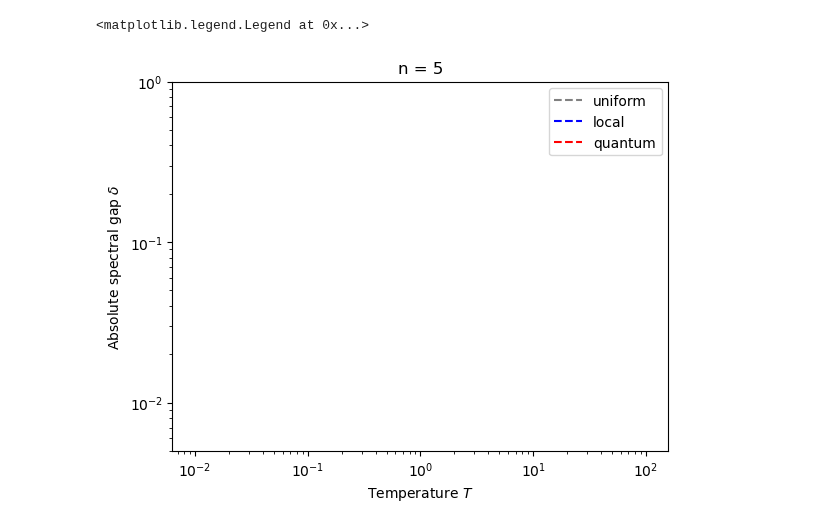
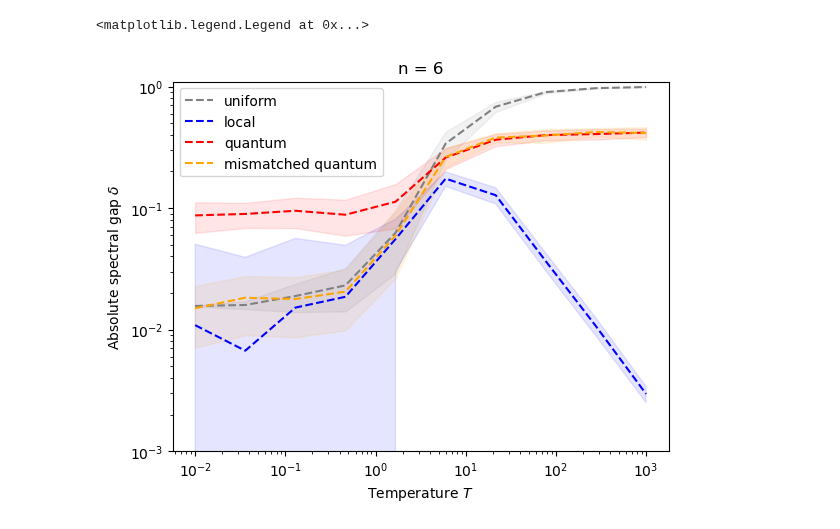
Before and after one commit to petr-ivashkov/quantum-mcmc, a Jupyter notebook: temperature_sweep.ipynb, the cells around one changed output. Cells and saved outputs as stored; diff of their text form; code cells hidden in the pictures.

```diff
--- a/temperature_sweep.ipynb
+++ b/temperature_sweep.ipynb
@@ -9,3 +4,5 @@ m = RandomIsingModel(n)
+# %%
+n = 6
 # %%
 def get_proposal_mat_quantum(m, gamma=0.7, t=1):
     '''Get a quantum proposal matrix for a given Ising model.'''
@@ -25,0 +63,2 @@ def get_proposal_mat_quantum(m, gamma=0.7, t=1):
+# %%
+m = RandomIsingModel(3)
@@ -118,36 +146,45 @@ delta_random_arr_std = np.std(delta_random_arr, axis=1)
 delta_local_arr_avg = np.mean(delta_local_arr, axis=1)
 delta_local_arr_std = np.std(delta_local_arr, axis=1)
 
-delta_quantum_arr_avg = np.mean(delta_quantum_arr, axis=(1,2,3))
-delta_quantum_arr_std = np.std(delta_quantum_arr, axis=(1,2,3))
+delta_quantum_arr_avg = np.mean(delta_quantum_arr, axis=1)
+delta_quantum_arr_std = np.std(delta_quantum_arr, axis=1)
+
+delta_mismatched_quantum_arr_avg = np.mean(delta_mismatched_quantum_arr, axis=1)
+delta_mismatched_quantum_arr_std = np.std(delta_mismatched_quantum_arr, axis=1)
 # %%
 plt.plot(T_arr, delta_random_arr_avg, '--', color='grey', label = 'uniform')
 plt.plot(T_arr, delta_local_arr_avg, '--', color='blue', label = 'local')
 plt.plot(T_arr, delta_quantum_arr_avg, '--', color='red', label = 'quantum')
+plt.plot(T_arr, delta_mismatched_quantum_arr_avg, '--', color='orange', label = 'mismatched quantum')
 
 plt.fill_between(T_arr,
                  delta_random_arr_avg-delta_random_arr_std,
                  delta_random_arr_avg+delta_random_arr_std,
                  color='grey',
                  alpha=0.1)
 plt.fill_between(T_arr,
                  delta_local_arr_avg-delta_local_arr_std,
                  delta_local_arr_avg+delta_local_arr_std,
                  color='blue',
                  alpha=0.1)
 plt.fill_between(T_arr,
                  delta_quantum_arr_avg-delta_quantum_arr_std,
                  delta_quantum_arr_avg+delta_quantum_arr_std,
                  color='red',
                  alpha=0.1)
+plt.fill_between(T_arr,
+                 delta_mismatched_quantum_arr_avg-delta_mismatched_quantum_arr_std,
+                 delta_mismatched_quantum_arr_avg+delta_mismatched_quantum_arr_std,
+                 color='orange',
+                 alpha=0.1)
 
 plt.title(f'n = {n}')
 plt.xlabel('Temperature $T$')
 plt.ylabel('Absolute spectral gap $\delta$')
-plt.ylim(0.005, 1)
+plt.ylim(0.001, 1.1)
 plt.yscale('log')
 plt.xscale('log')
 plt.legend()
 # %% [output]
 <matplotlib.legend.Legend at 0x...>
-[figure, old version]
+[figure, new version]
```
Also changed, not shown: parts of 8 cells of this notebook, 1 other file.
